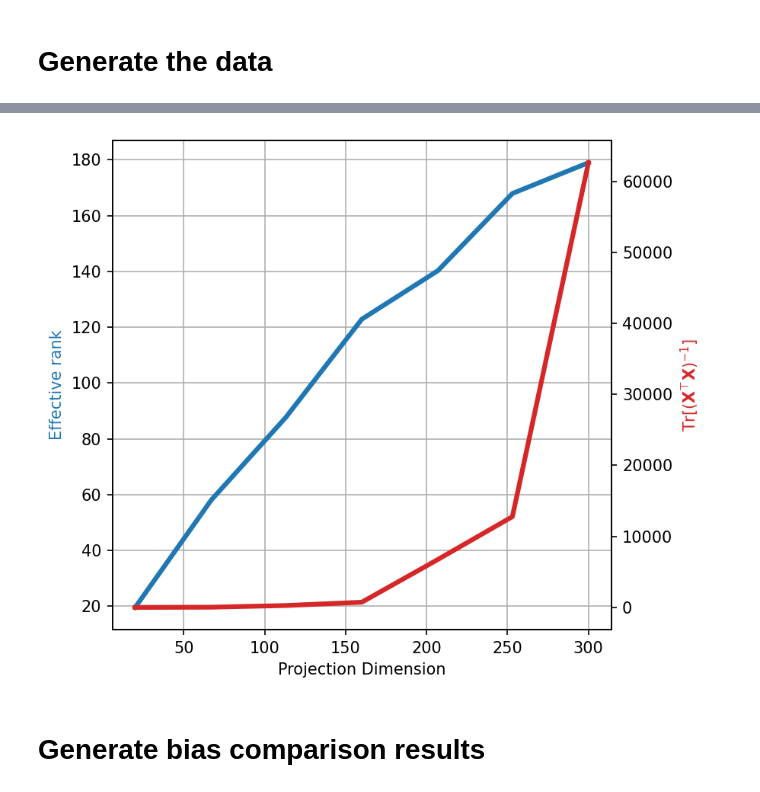
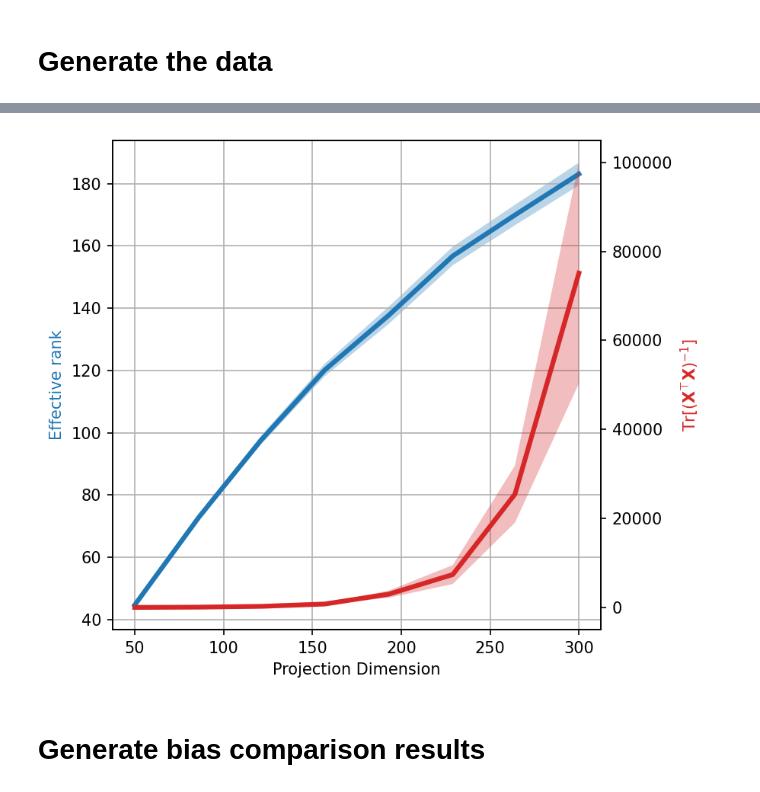
Before and after one commit to gradientinstitute/twostageridge, a Jupyter notebook: notebooks/dimensionality_effect.ipynb, the cells around one changed output, grey strips where cells are left out. Drawn from its saved outputs; the diff is of its cells as text; code cells hidden in the pictures.

```diff
--- a/notebooks/dimensionality_effect.ipynb
+++ b/notebooks/dimensionality_effect.ipynb
@@ -84,34 +99,44 @@ def generate_data(proj_D):
 # %%
+projected_dims = np.linspace(min_proj, max_proj, dim_steps).round().astype(int)
+
+
 # Effective rank
-erank = np.zeros(dim_steps)
-inorms = np.zeros(dim_steps)
+erank = np.zeros((S, dim_steps))
+triXX = np.zeros((S, dim_steps))
 for i, d in enumerate(projected_dims):
-    W, _ = generate_data(d)
-    X = W[:, 1:]
-    _, s, _ = np.linalg.svd(X)
-    norm_s = np.abs(s).sum()
-    inorms[i] = np.abs(1. / s**2).sum()
-    p = s / norm_s
-    erank[i] = np.exp(-(p * np.log(p)).sum())
+    for j in range(S):
+        W, _ = generate_data(d)
+        X = W[:, 1:]
+        _, s, _ = np.linalg.svd(X)
+        norm_s = np.abs(s).sum()
+        p = s / norm_s
+        triXX[j, i] = np.abs(1. / s**2).sum()
+        erank[j, i] = np.exp(-(p * np.log(p)).sum())
 
+erank_mean = erank.mean(axis=0)
+erank_std = erank.std(axis=0)
 fig, ax1 = plt.subplots(figsize=(6, 5), dpi=150)
 color = 'tab:blue'
-ax1.plot(projected_dims, erank, linewidth=3.)
+ax1.plot(projected_dims, erank_mean, linewidth=3.)
+ax1.fill_between(projected_dims, erank_mean - erank_std, erank_mean + erank_std,
+                 alpha=0.3, edgecolor="none")
 ax1.grid()
-ax1.axis("equal")
 ax1.axis("tight")
 ax1.set_xlabel("Projection Dimension")
 ax1.set_ylabel("Effective rank", color=color)
 
+triXX_mean = triXX.mean(axis=0)
+triXX_std = triXX.std(axis=0)
 ax2 = ax1.twinx()
 color = 'tab:red'
-ax2.plot(projected_dims, inorms, linewidth=3., color=color)
-ax2.axis("equal")
+ax2.plot(projected_dims, triXX_mean, linewidth=3., color=color)
+ax2.fill_between(projected_dims, triXX_mean - triXX_std, triXX_mean + triXX_std,
+                 alpha=0.3, color=color, edgecolor="none")
 ax2.axis("tight")
 ax2.set_ylabel("$\mathrm{Tr}[(\mathbf{X}^\\top \mathbf{X})^{-1}]$", color=color)
 fig.tight_layout()  # otherwise the right y-label is slightly clipped
 plt.show()
 # %% [output]
-[figure, old version]
+[figure, new version]
 # %% [markdown]
 # Generate bias comparison results
```
Also changed, not shown: parts of 9 cells of this notebook, 2 other files.
